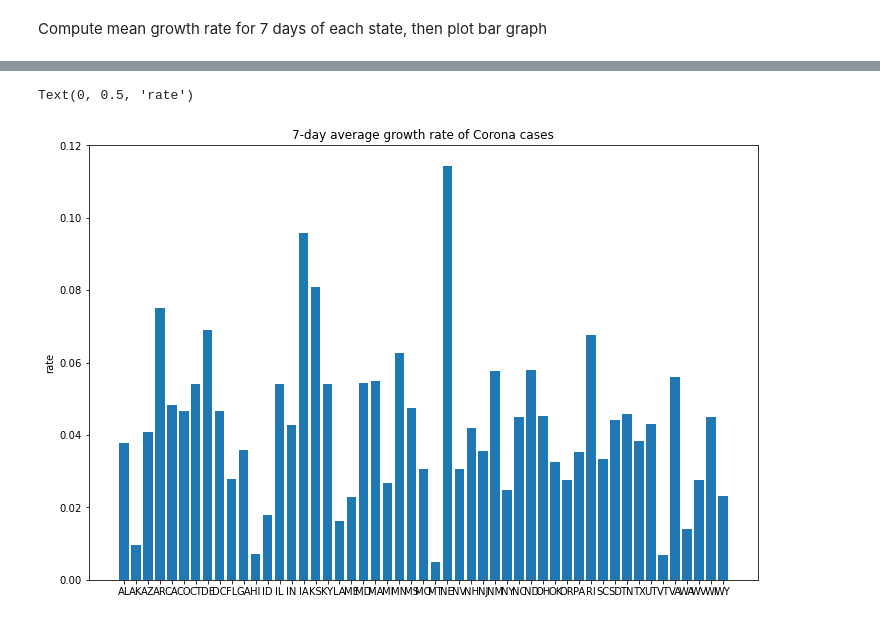
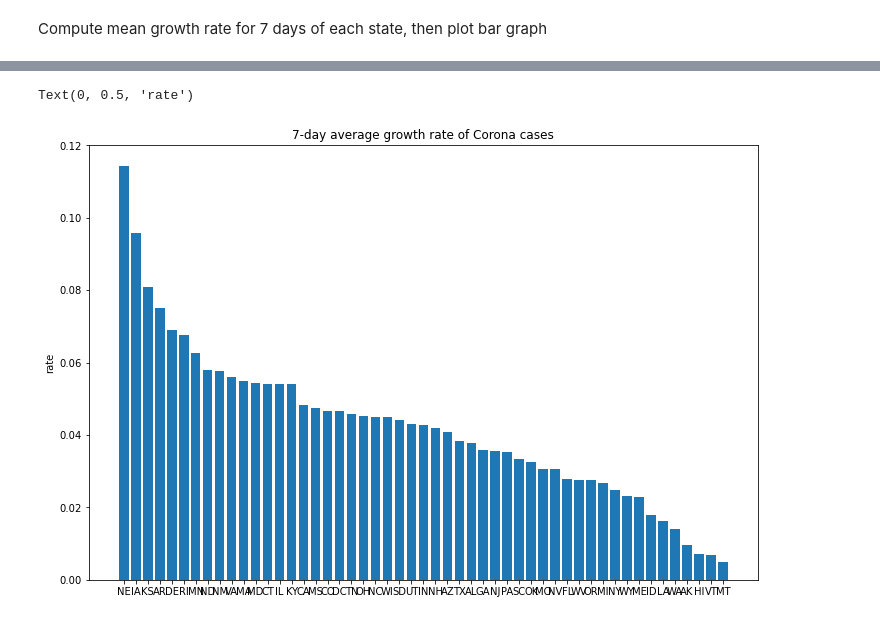
Before and after one commit to lamwilton/COVID-19, a Jupyter notebook: GrowthRate.ipynb, the cells around one changed output, grey strips where cells are left out. Saved outputs shown, nothing was run; the diff lists cells and outputs as text; code cells hidden in the pictures.

```diff
--- a/GrowthRate.ipynb
+++ b/GrowthRate.ipynb
@@ -239,7 +239,8 @@ plt.show()
 # %% [markdown]
 Compute mean growth rate for 7 days of each state, then plot bar graph
 # %%
-mean_df = pd.DataFrame(ratetable.tail(7).mean()).T
-mean_df = mean_df.drop('day', axis=1)
+mean_df = pd.DataFrame(ratetable.tail(7).mean())
+mean_df = mean_df.drop('day', axis=0)
+mean_df = mean_df.sort_values(by=0, ascending=False)
 mean_df
 # %% [output]
@@ -249,10 +264,10 @@ mean_df
 # %%
 fig = plt.figure(facecolor='w', figsize=(12, 8))
 ax:plt.axes = fig.add_subplot(111, axisbelow=True)
-ax.bar(mean_df.columns, mean_df.iloc[0, :])
+ax.bar(list(mean_df.index), mean_df.values.flatten())
+
 ax.set_title("7-day average growth rate of Corona cases")
 ax.set_ylabel("rate")
-ax.set_yscale()
 # %% [output]
 Text(0, 0.5, 'rate')
-[figure, old version]
+[figure, new version]
```
Also changed, not shown: parts of 2 cells of this notebook.
